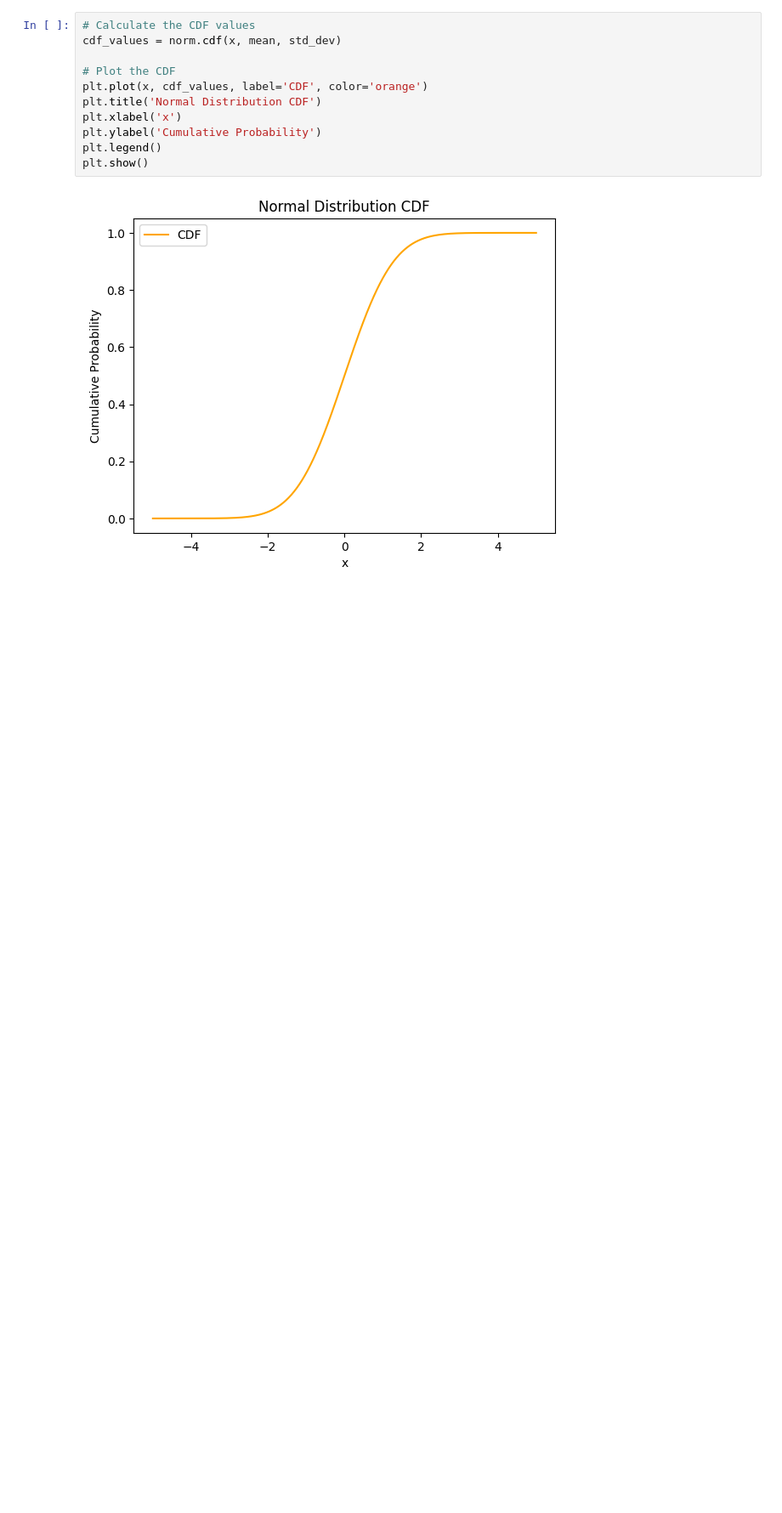
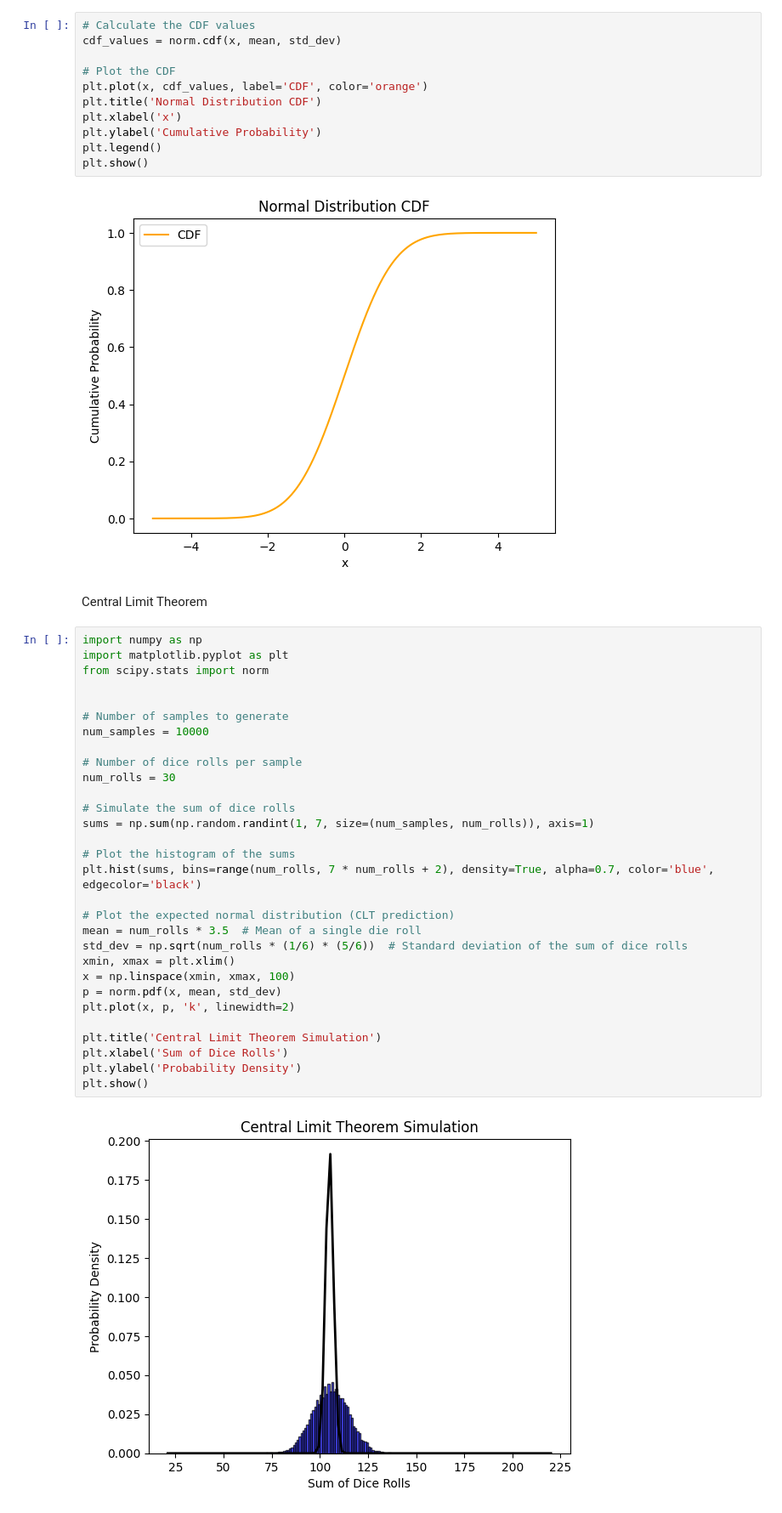
Before and after one commit to Prithviraj97/ForageCognizant, a Jupyter notebook: Probability_Python/advancedProb.ipynb, the cells around one changed output. Shown at 85% size. Saved outputs shown, nothing was run; the diff lists cells and outputs as text; blank space fills up the shorter version.

Commit message:
central limit theorem

```diff
--- a/Probability_Python/advancedProb.ipynb
+++ b/Probability_Python/advancedProb.ipynb
@@ -91,3 +91,37 @@ plt.legend()
 plt.show()
 # %% [output]
 [figure]
+# %% [markdown]
+Central Limit Theorem
+# %%
+import numpy as np
+import matplotlib.pyplot as plt
+from scipy.stats import norm
+
+
+# Number of samples to generate
+num_samples = 10000
+
+# Number of dice rolls per sample
+num_rolls = 30
+
+# Simulate the sum of dice rolls
+sums = np.sum(np.random.randint(1, 7, size=(num_samples, num_rolls)), axis=1)
+
+# Plot the histogram of the sums
+plt.hist(sums, bins=range(num_rolls, 7 * num_rolls + 2), density=True, alpha=0.7, color='blue', edgecolor='black')
+
+# Plot the expected normal distribution (CLT prediction)
+mean = num_rolls * 3.5  # Mean of a single die roll
+std_dev = np.sqrt(num_rolls * (1/6) * (5/6))  # Standard deviation of the sum of dice rolls
+xmin, xmax = plt.xlim()
+x = np.linspace(xmin, xmax, 100)
+p = norm.pdf(x, mean, std_dev)
+plt.plot(x, p, 'k', linewidth=2)
+
+plt.title('Central Limit Theorem Simulation')
+plt.xlabel('Sum of Dice Rolls')
+plt.ylabel('Probability Density')
+plt.show()
+# %% [output]
+[figure, added]
```
